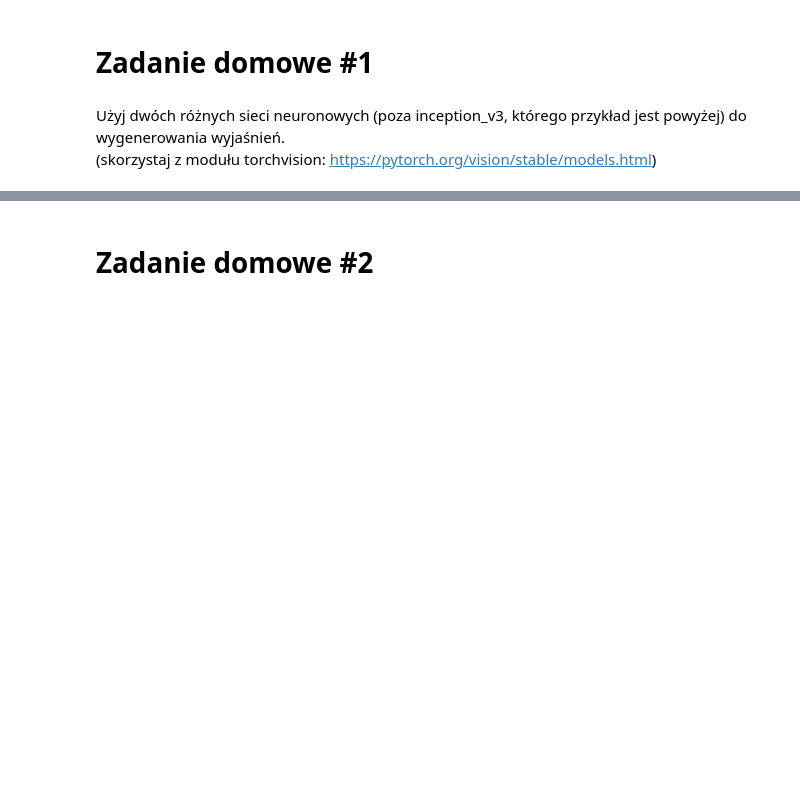
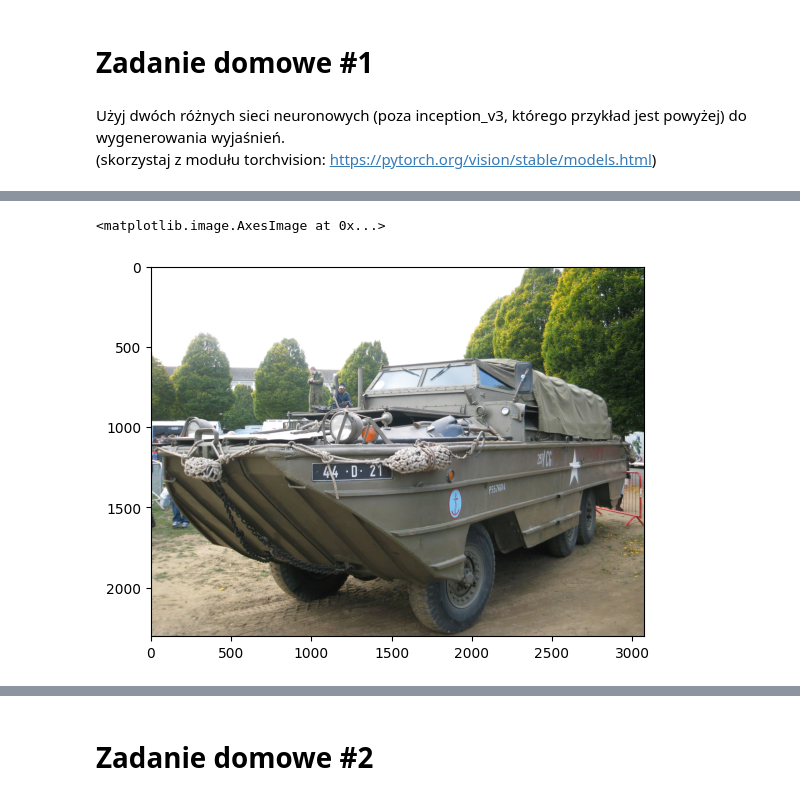
Before and after one commit to FilipKatulski/machine-learning, a Jupyter notebook: LAB4/LIME_image.ipynb, the cells around one changed output, grey strips where cells are left out. Saved outputs shown, nothing was run; the diff lists cells and outputs as text; code cells hidden in the pictures; blank space fills up the shorter version.

```diff
--- a/LAB4/LIME_image.ipynb
+++ b/LAB4/LIME_image.ipynb
@@ -408,0 +421,6 @@ Użyj dwóch różnych sieci neuronowych (poza inception_v3, którego przykład
+# %%
+amfibia = get_image("./data/amfibia.jpg")
+plt.imshow(amfibia)
+# %% [output]
+<matplotlib.image.AxesImage at 0x...>
+[figure, added]
```
Also changed, not shown: parts of 17 cells of this notebook, 7 other files.
